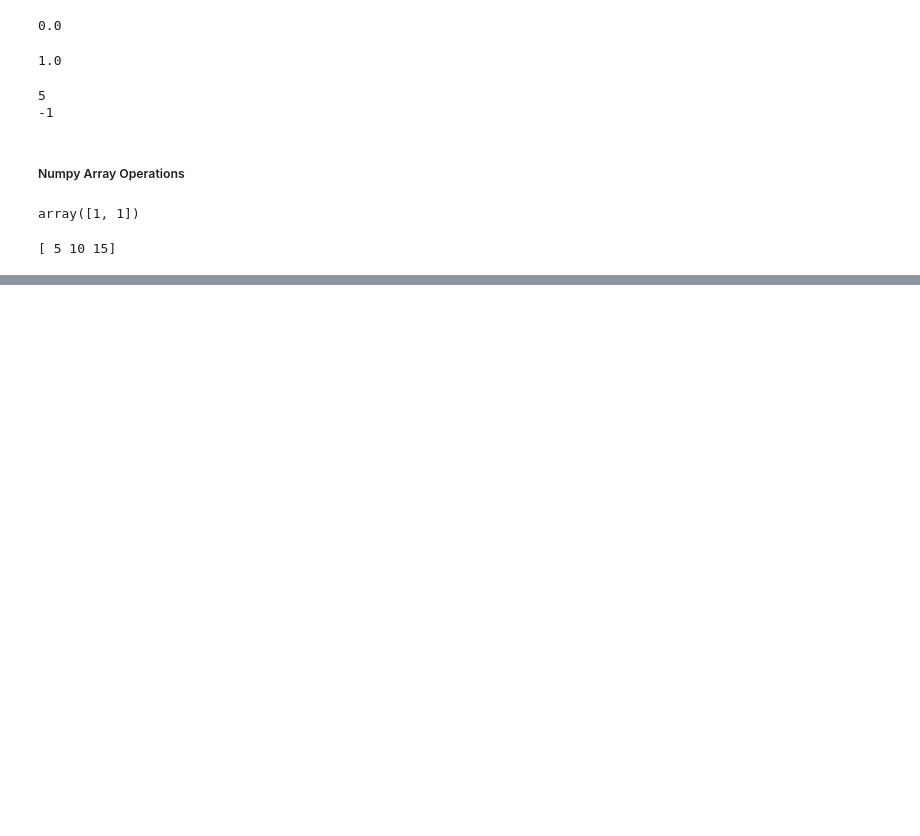
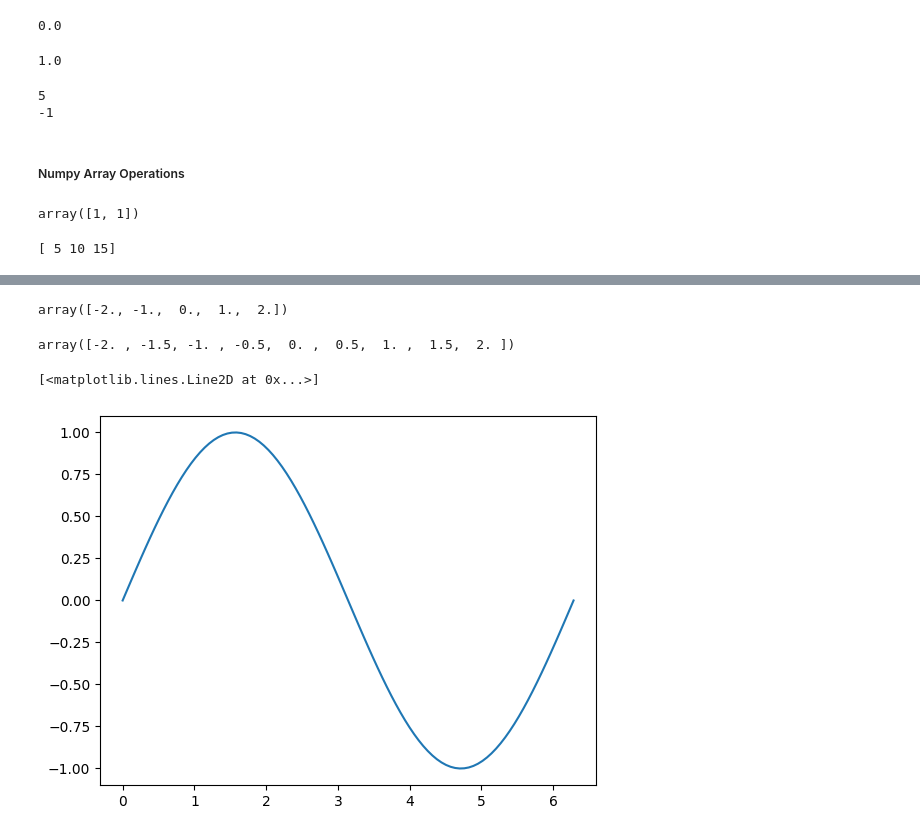
Before and after one commit to beekvangg/testgithub, a Jupyter notebook: Numpy arrays.ipynb, the cells around one changed output, grey strips where cells are left out. Saved outputs shown, nothing was run; the diff lists cells and outputs as text; code cells hidden in the pictures; blank space fills up the shorter version.

```diff
--- a/Numpy arrays.ipynb
+++ b/Numpy arrays.ipynb
@@ -161,0 +253,23 @@ print(c)
+# %%
+# Makeup a numpy array within [-2, 2] and 5 elements
+np.linspace(-2, 2, num=5)
+# %% [output]
+array([-2., -1.,  0.,  1.,  2.])
+# %%
+# Make a numpy array within [-2, 2] and 9 elements
+np.linspace(-2, 2, num=9)
+# %% [output]
+array([-2. , -1.5, -1. , -0.5,  0. ,  0.5,  1. ,  1.5,  2. ])
+# %%
+import matplotlib.pyplot as plt
+# Make a numpy array within [0, 2π] and 100 elements
+x = np.linspace(0, 2*np.pi, num=100)
+
+# Calculate the sine of x list
+y = np.sin(x)
+
+# Plot the result
+plt.plot(x, y)
+# %% [output]
+[<matplotlib.lines.Line2D at 0x...>]
+[figure, added]
```
Also changed, not shown: parts of 8 cells of this notebook.
